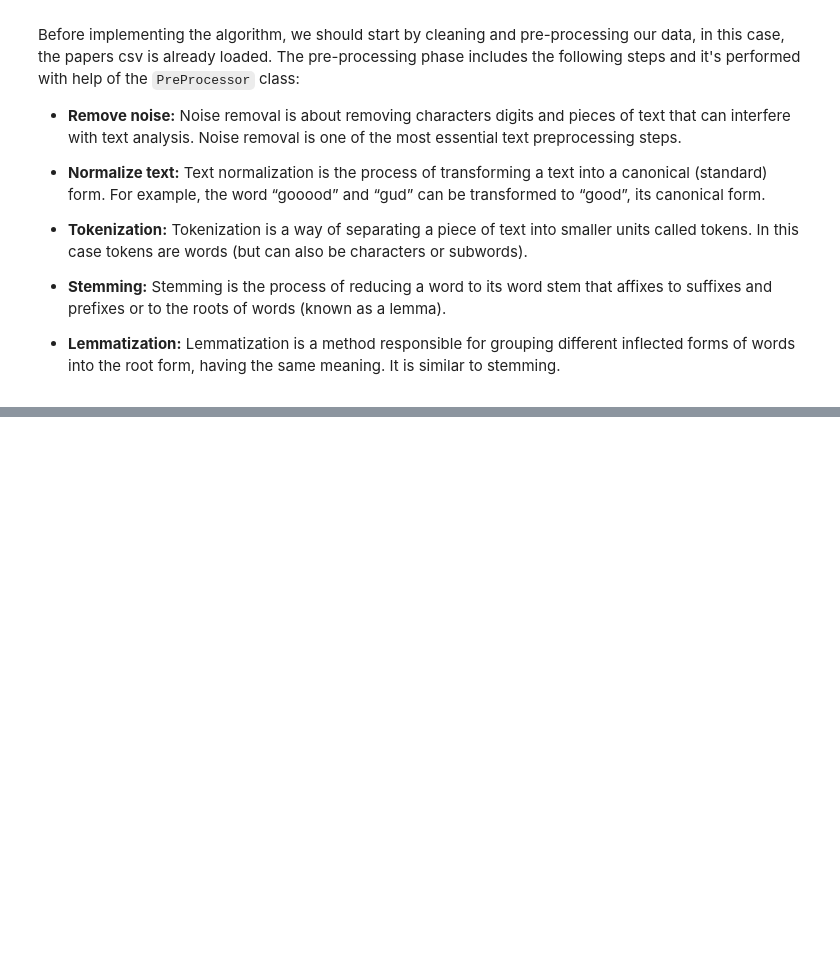
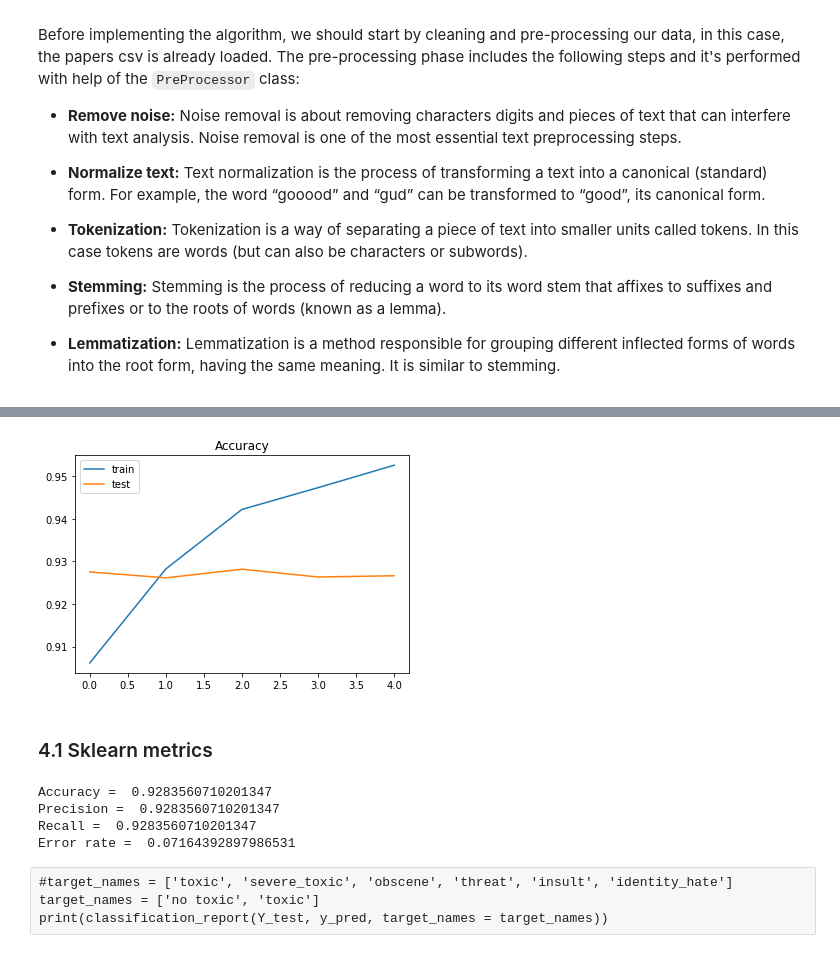
Before and after one commit to brendavarguez/jubilant-waffle, a Jupyter notebook: 02_tweet_classifier.ipynb, the cells around one changed output, grey strips where cells are left out. Drawn from its saved outputs; the diff is of its cells as text; code cells hidden in the pictures; blank space fills up the shorter version.

```diff
--- a/02_tweet_classifier.ipynb
+++ b/02_tweet_classifier.ipynb
@@ -271,0 +517,10 @@ jigsaw_tweets.head(2)
+# %%
+plt.title('Accuracy')
+plt.plot(history.history['accuracy'], label='train')
+plt.plot(history.history['val_accuracy'], label='test')
+plt.legend()
+plt.show();
+# %% [output]
+[figure, added]
+# %% [markdown]
+### 4.1 Sklearn metrics
@@ -271,0 +565,15 @@ jigsaw_tweets.head(2)
+# %%
+# get confussion matrix
+conf_matrix = confusion_matrix(y_pred, Y_test)
+
+# get report :D
+report(Y_test, y_pred, conf_matrix)
+# %% [output]
+Accuracy =  0.9283560710201347
+Precision =  0.9283560710201347
+Recall =  0.9283560710201347
+Error rate =  0.07164392897986531
+# %% [raw]
+#target_names = ['toxic', 'severe_toxic', 'obscene', 'threat', 'insult', 'identity_hate']
+target_names = ['no toxic', 'toxic']
+print(classification_report(Y_test, y_pred, target_names = target_names))
```
Also changed, not shown: parts of 30 cells of this notebook, 1 other file.
